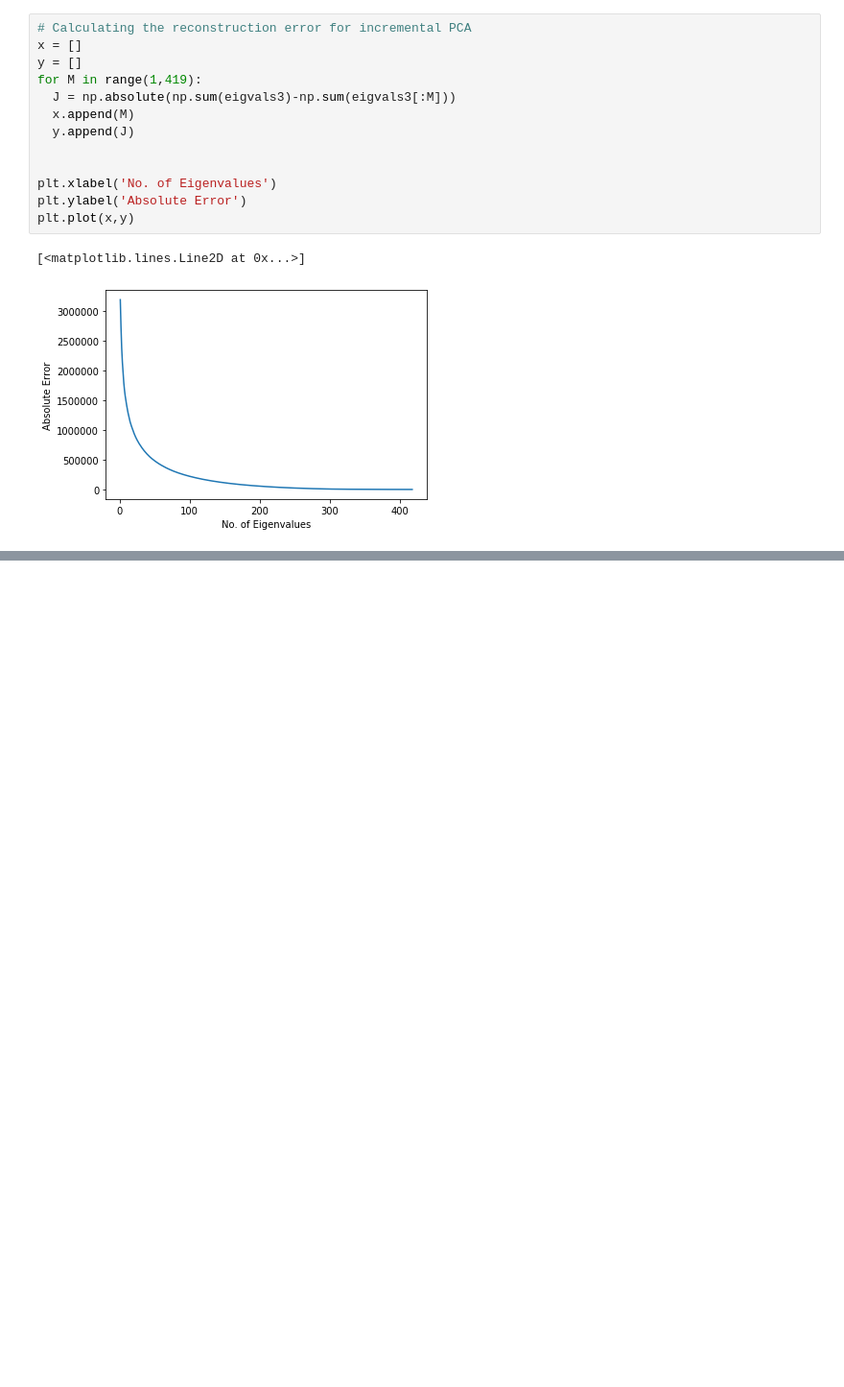
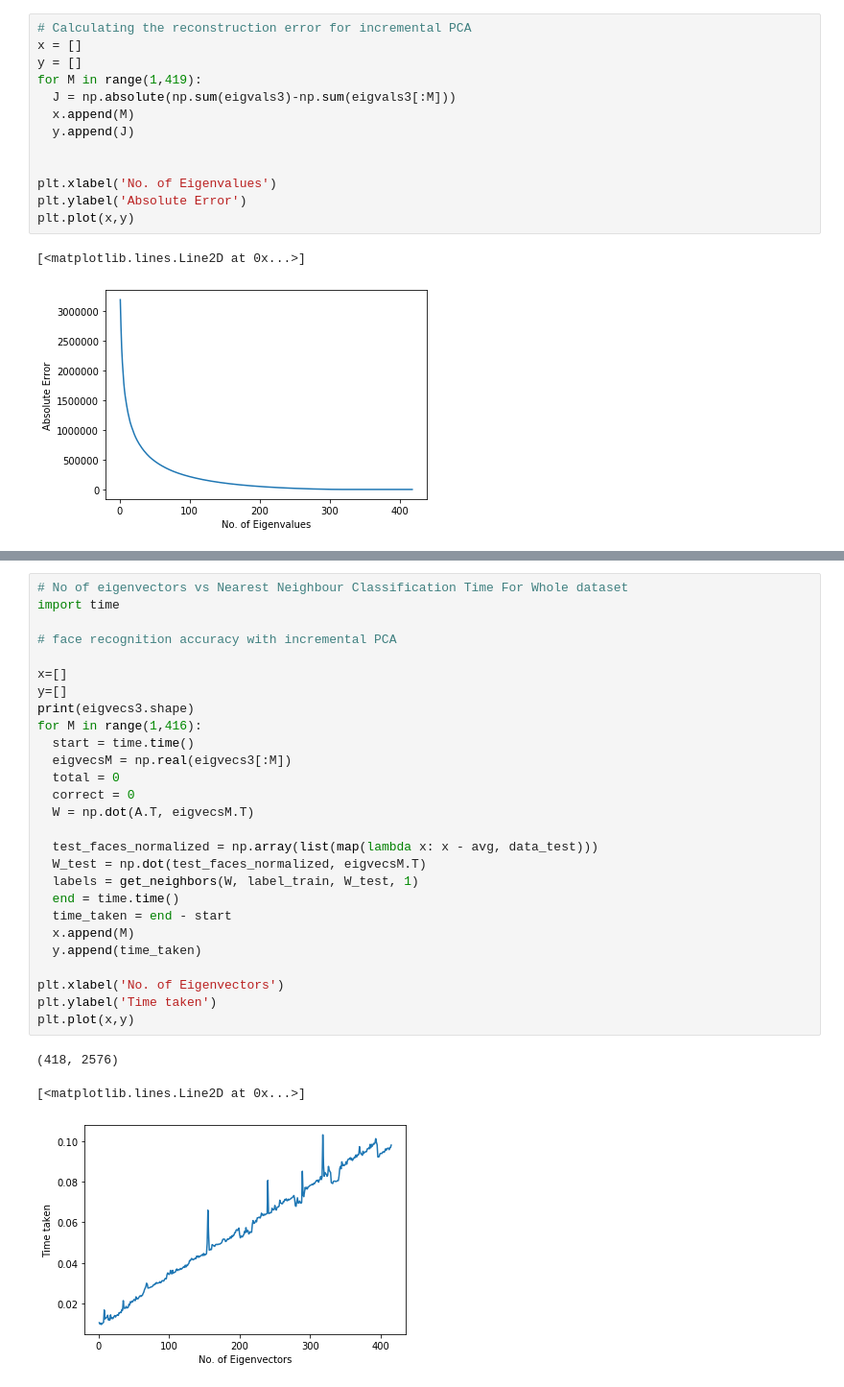
Before and after one commit to pedromonteiro18/Pattern_Recognition, a Jupyter notebook: Coursework.ipynb, the cells around one changed output, grey strips where cells are left out. Shown at 96% size. Saved outputs shown, nothing was run; the diff lists cells and outputs as text; blank space fills up the shorter version.

```diff
--- a/Coursework.ipynb
+++ b/Coursework.ipynb
@@ -528,0 +529,31 @@ plt.plot(x,y)
+# %%
+# No of eigenvectors vs Nearest Neighbour Classification Time For Whole dataset
+import time
+
+# face recognition accuracy with incremental PCA
+
+x=[]
+y=[]
+print(eigvecs3.shape)
+for M in range(1,416):
+  start = time.time()
+  eigvecsM = np.real(eigvecs3[:M])
+  total = 0
+  correct = 0
+  W = np.dot(A.T, eigvecsM.T)
+
+  test_faces_normalized = np.array(list(map(lambda x: x - avg, data_test)))
+  W_test = np.dot(test_faces_normalized, eigvecsM.T)
+  labels = get_neighbors(W, label_train, W_test, 1)
+  end = time.time()
+  time_taken = end - start
+  x.append(M)
+  y.append(time_taken)
+
+plt.xlabel('No. of Eigenvectors')
+plt.ylabel('Time taken')
+plt.plot(x,y)
+# %% [output]
+(418, 2576)
+[<matplotlib.lines.Line2D at 0x...>]
+[figure, added]
```
Also changed, not shown: parts of 1 cell of this notebook.
